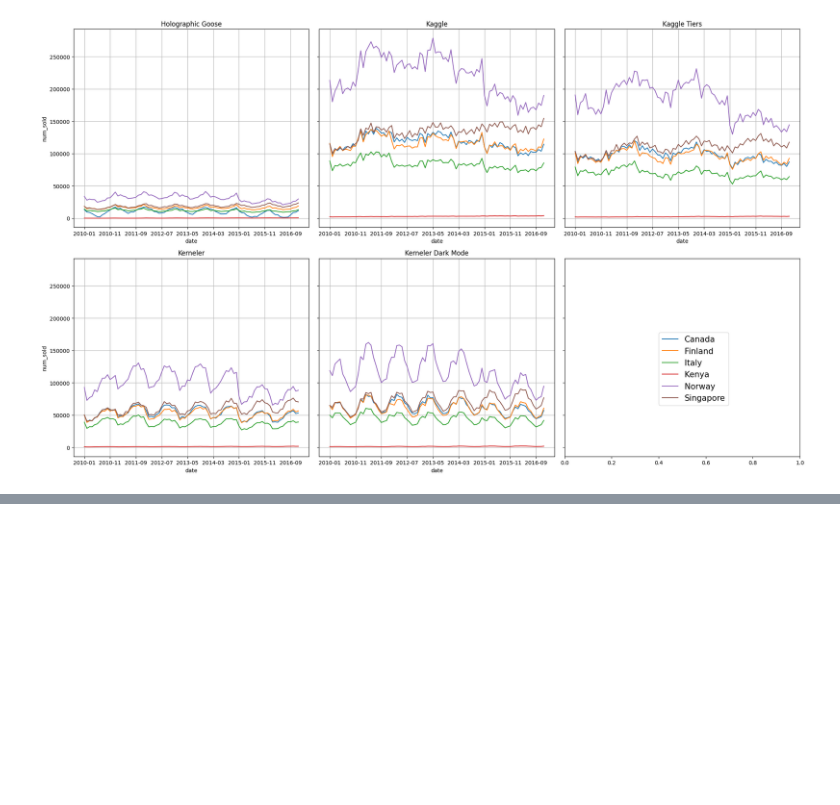
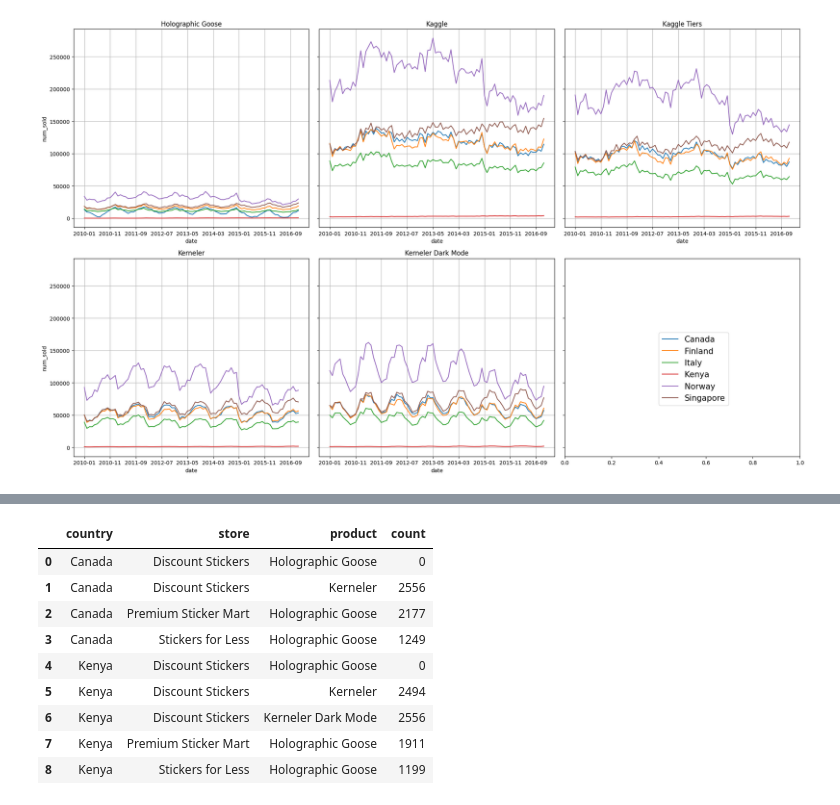
Before and after one commit to Koda98/sticker-sales-forecasting, a Jupyter notebook: notebook.ipynb, the cells around one changed output, grey strips where cells are left out. Drawn from its saved outputs; the diff is of its cells as text; code cells hidden in the pictures; blank space fills up the shorter version.

```diff
--- a/notebook.ipynb
+++ b/notebook.ipynb
@@ -210,0 +216,15 @@ plt.tight_layout()
+# %%
+category_counts = df_train.groupby(["country","store","product"])["num_sold"].count().rename("count")
+missing_category_counts = category_counts[category_counts < 2557]
+missing_category_counts.reset_index()
+# %% [output]
+|  | country | store | product | count |
+| 0 | Canada | Discount Stickers | Holographic Goose | 0 |
+| 1 | Canada | Discount Stickers | Kerneler | 2556 |
+| 2 | Canada | Premium Sticker Mart | Holographic Goose | 2177 |
+| 3 | Canada | Stickers for Less | Holographic Goose | 1249 |
+| 4 | Kenya | Discount Stickers | Holographic Goose | 0 |
+| 5 | Kenya | Discount Stickers | Kerneler | 2494 |
+| 6 | Kenya | Discount Stickers | Kerneler Dark Mode | 2556 |
+| 7 | Kenya | Premium Sticker Mart | Holographic Goose | 1911 |
+| 8 | Kenya | Stickers for Less | Holographic Goose | 1199 |
```
Also changed, not shown: parts of 9 cells of this notebook, 1 other file.
